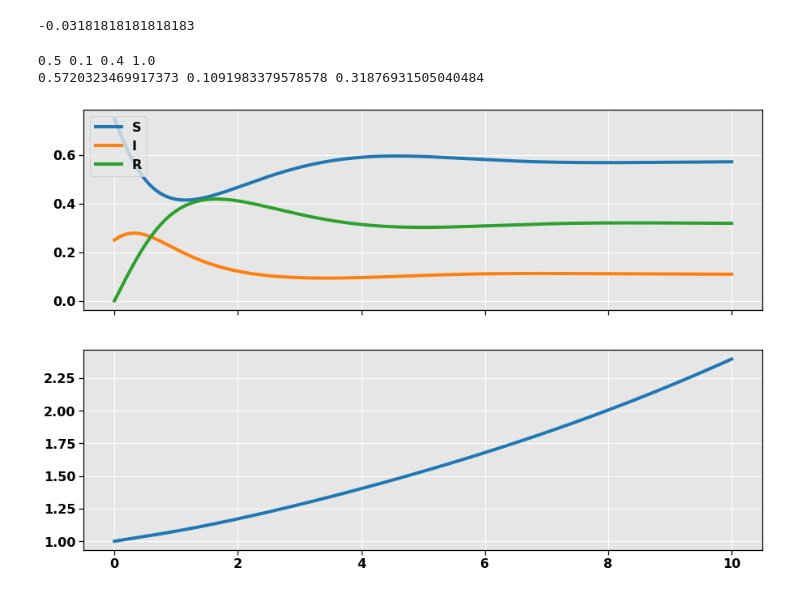
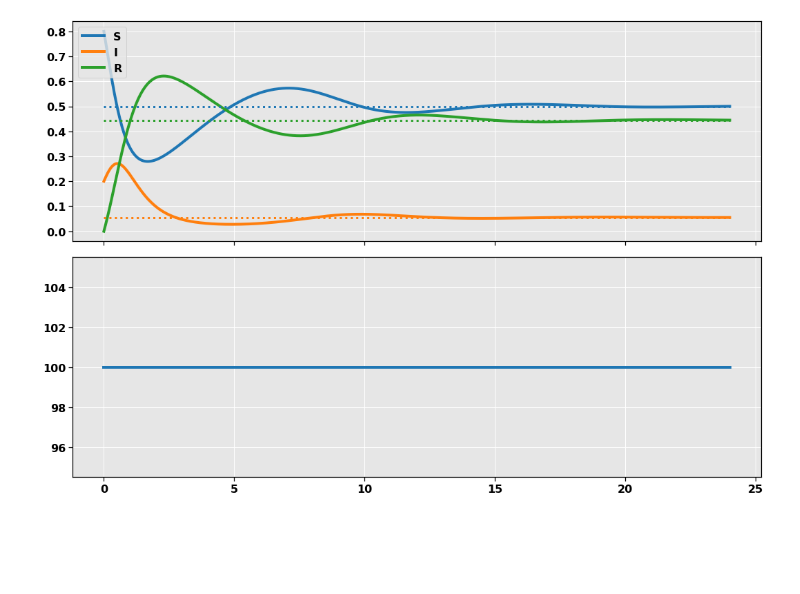
Before and after one commit to fonstelien/FYS4150, a Jupyter notebook: project5/source/project5.ipynb, the cells around one changed output. Cells and saved outputs as stored; diff of their text form; code cells hidden in the pictures; blank space fills up the shorter version.

```diff
--- a/project5/source/project5.ipynb
+++ b/project5/source/project5.ipynb
@@ -76,6 +77,10 @@ class SirsSolver:
         self.fs = {'S':sirs.S_dot, 'I':sirs.I_dot, 'R':sirs.R_dot, 'N':sirs.N_dot}
         self.res = {'S':None, 'I':None, 'R':None, 'N':None}
         self.t = self.h = None
+
+    def get_fractions(self):
+        N = self.res['N']
+        return (self.res['S']/N, self.res['I']/N, self.res['R']/N)
 
     def _init_run(self, n_iter):
         self.res['S'] = np.ndarray(n_iter+1)
@@ -99,7 +104,7 @@ class SirsSolver:
         k3 = h*f(ti+.5*h, yi+.5*k2)
         k4 = h*f(ti+h, yi+k3)
 
-        return yi + (k1 + 2*k2 + 2*k3 + k4)/6
+        return max(0, yi + (k1 + 2*k2 + 2*k3 + k4)/6)
 
 
     def run_rk4(self, t_max=10, n_iter=100):
@@ -109,61 +114,47 @@ class SirsSolver:
         for i in range(1, n_iter+1):
             self.res['S'][i] = self._rk4('S', i)
             self.res['I'][i] = self._rk4('I', i)
-            #self.res['R'][i] = self._rk4('R', i)
-            #self.res['N'][i] = self._rk4('S', i) + self._rk4('I', i) + self._rk4('R', i)
             self.res['N'][i] = self._rk4('N', i)
             self.res['R'][i] = self.res['N'][i] - self.res['S'][i] - self.res['I'][i]
             new_vals = (self.res['S'][i], self.res['I'][i], self.res['R'][i], self.res['N'][i])
             self.sirs.update(new_vals)
-# %%
-c*r - a*s*i - d*s + e
-# %% [output]
--0.03181818181818183
 # %%
-N0 = 400
-I0 = 100
-a = 4
+i0 = .2
 b = 2
-c = .5
-e = .2
-d = .1
-dI = .1
+c = .25
+e = .00
+d = .00
+dI = .0
 
+#fa = (lambda t: 4 + 2*np.cos((2*np.pi/10)*(t)))
+fa = (lambda t: 4)
+#f = (lambda t: .05 + .02*np.cos((2*np.pi/10)*(t)))
+f = (lambda t: .0)
+sirs = Sirs(i0, fa=fa, b=b, c=c, e=e, d=d, dI=dI, f=f)
 
-fa = (lambda t: )
-sirs = Sirs(N0, I0, fa, b, c, e=e, d=d, dI=dI)
-
-tn = 10
-n = 10000
+tn = 24
+n = 1000
 solver = SirsSolver(sirs)
 solver.run_rk4(tn, n)
 
-s, i, r = sirs.fractions()
-print(s,i,r,s+i+r)
-print(solver.res['S'][-1]/solver.res['N'][-1], solver.res['I'][-1]/solver.res['N'][-1], solver.res['R'][-1]/solver.res['N'][-1])
-
-Seq = np.zeros(n+1) + s
-Ieq = np.zeros(n+1) + i
-Req = np.zeros(n+1) + r
-
 fig, axes = plt.subplots(ncols=1, nrows=2, sharex=True, figsize=(15,10))
 ax = axes[0]
-ax.plot(solver.t, solver.res['S']/solver.res['N'])
-ax.plot(solver.t, solver.res['I']/solver.res['N'])
-ax.plot(solver.t, solver.res['R']/solver.res['N'])
+S, I, R = solver.get_fractions()
+ax.plot(solver.t, S)
+ax.plot(solver.t, I)
+ax.plot(solver.t, R)
 ax.legend(['S', 'I', 'R'], loc='upper left')
 
-if False:
-    ax.plot(solver.t, Seq, ':', color=COLORS[0], lw=3)
-    ax.plot(solver.t, Ieq, ':', color=COLORS[1], lw=3)
-    ax.plot(solver.t, Req, ':', color=COLORS[2], lw=3)
+if True:
+    s, i, r = sirs.fractions()
+    ax.plot(solver.t, np.zeros(n+1) + s, ':', color=COLORS[0], lw=3)
+    ax.plot(solver.t, np.zeros(n+1) + i, ':', color=COLORS[1], lw=3)
+    ax.plot(solver.t, np.zeros(n+1) + r, ':', color=COLORS[2], lw=3)
 
 ax = axes[1]
-ax.plot(solver.t, solver.res['N']/N0)
+ax.plot(solver.t, solver.res['N']*100)
 
-
+plt.tight_layout()
 plt.show()
 # %% [output]
-0.5 0.1 0.4 1.0
-0.5720323469917373 0.1091983379578578 0.31876931505040484
-[figure, old version]
+[figure, new version]
```
Also changed, not shown: parts of 2 cells of this notebook.
